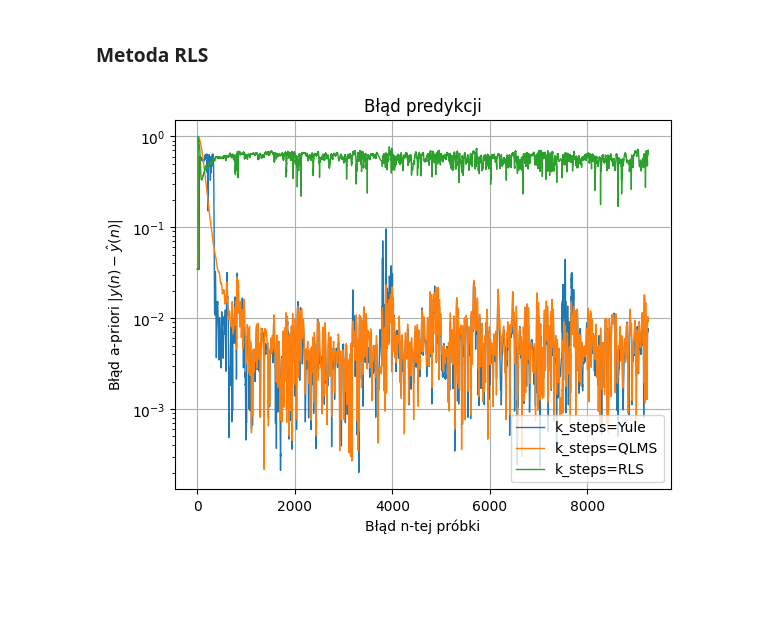
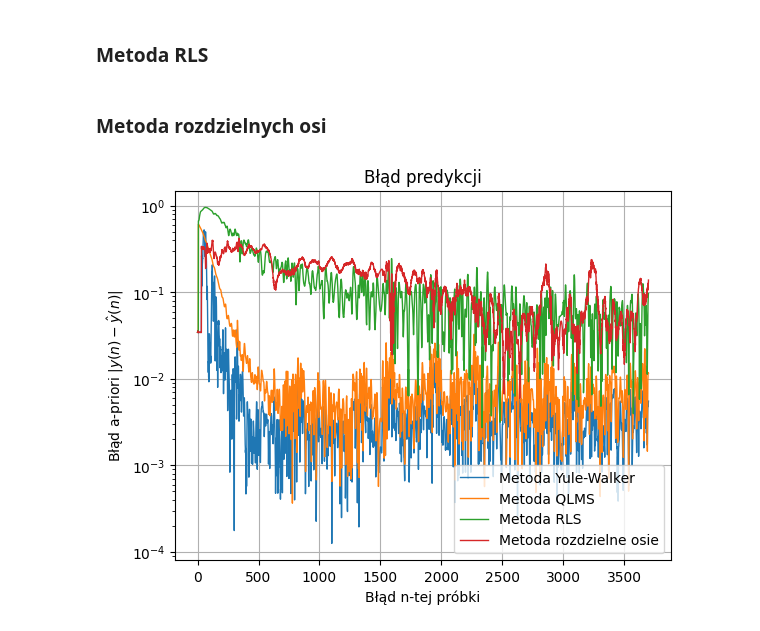
Before and after one commit to BezdzietnyAntoni/QuaternionPredictionAR, a Jupyter notebook: DroneMerged.ipynb, the cells around one changed output. Drawn from its saved outputs; the diff is of its cells as text; code cells hidden in the pictures; blank space fills up the shorter version.

```diff
--- a/DroneMerged.ipynb
+++ b/DroneMerged.ipynb
@@ -89,7 +91,7 @@ for i in range(P_ORDER, x.shape[0]):
 MU  = 1e-5
 LMB = 0.85
 
-x = np.copy(attitude)[::2]
+x = np.copy(attitude)[::DOWN_SAMPLING]
 y_rls = np.ones((len(K_FORECAST), x.shape[0] + max(K_FORECAST)), dtype = qt.quaternion)
 
 w = qu.randQuaternionVector(P_ORDER)
@@ -111,10 +113,51 @@ for i in range(P_ORDER, x.shape[0]):
     alp = MU * np.sqrt(np.sum(qt.as_float_array(g)**2))
     w = w - g * alp
     g = g - v * alp
+# %% [markdown]
+### Metoda rozdzielnych osi
+# %%
+N_WINDOW = 8            # Minimal value (N_WINDOW > P_ORDER + 1)
+START_WINDOW = 30
+MU = 1e-3
+
+x = np.copy(attitude)[::DOWN_SAMPLING]
+x_euler = qu.quaternionToEuler(x)
+y_sep = np.ones((len(K_FORECAST), x.shape[0] + max(K_FORECAST)), dtype = qt.quaternion)
+
+pitch_corr = ut.correlationMatrixReal(x_euler[:START_WINDOW, 0][::-1], P_ORDER)
+roll_corr  = ut.correlationMatrixReal(x_euler[:START_WINDOW, 1][::-1], P_ORDER)
+yaw_corr   = ut.correlationMatrixReal(x_euler[:START_WINDOW, 2][::-1], P_ORDER)
+
+for i in range(START_WINDOW, x.shape[0]+1):
+    # Pitch
+    tmp_pitch_corr = ut.correlationMatrixReal(x_euler[i-N_WINDOW : i, 0][::-1], P_ORDER)
+    pitch_corr = (1-MU) * pitch_corr + MU * tmp_pitch_corr
+    p_w = ut.solveEquation(pitch_corr)
+
+    # Roll
+    tmp_roll_corr = ut.correlationMatrixReal(x_euler[i-N_WINDOW : i, 1][::-1], P_ORDER)
+    roll_corr = (1-MU) * roll_corr + MU * tmp_roll_corr
+    r_w = ut.solveEquation(roll_corr)
+
+    # Yaw
+    tmp_yaw_corr = ut.correlationMatrixReal(x_euler[i-N_WINDOW : i, 2][::-1], P_ORDER)
+    yaw_corr = (1-MU) * yaw_corr + MU * tmp_yaw_corr
+    y_w = ut.solveEquation(yaw_corr)
+
+
+    for k, k_steps in enumerate(K_FORECAST):
+        pitch = ut.kForecast(np.copy(x_euler[i-P_ORDER : i, 0][::-1]), p_w, k_steps)
+        roll  = ut.kForecast(np.copy(x_euler[i-P_ORDER : i, 1][::-1]), r_w, k_steps)
+        yaw   = ut.kForecast(np.copy(x_euler[i-P_ORDER : i, 2][::-1]), y_w, k_steps)
+        y_sep[k, i + k_steps - 1] = qu.eulerToQuaternion([pitch, roll, yaw])[0]
+
+    #q_w = qu.eulerToQuaternion(np.array(([p_w,r_w,y_w])).T)
+    #for k, k_steps in enumerate(K_FORECAST):
+    #    y[k, i + k_steps - 1] = qu.predictionKSteps(np.copy(x[i-P_ORDER-1 : i][::-1]), np.concatenate(([qt.quaternion(1,0,0,0)],q_w)), k_steps)
 # %%
 qv.displayPredictionError(x,
-                          np.array([y_yule[0], y_qlms[0], y_rls[0]]),
-                          ['Yule', 'QLMS', 'RLS'],
+                          np.array([y_yule[0], y_qlms[0], y_rls[0], y_sep[0]]),
+                          ['Yule-Walker', 'QLMS', 'RLS', 'rozdzielne osie'],
                           label_form='Metoda {}')
 # %% [output]
-[figure, old version]
+[figure, new version]
```
Also changed, not shown: parts of 6 cells of this notebook, 4 other files.
